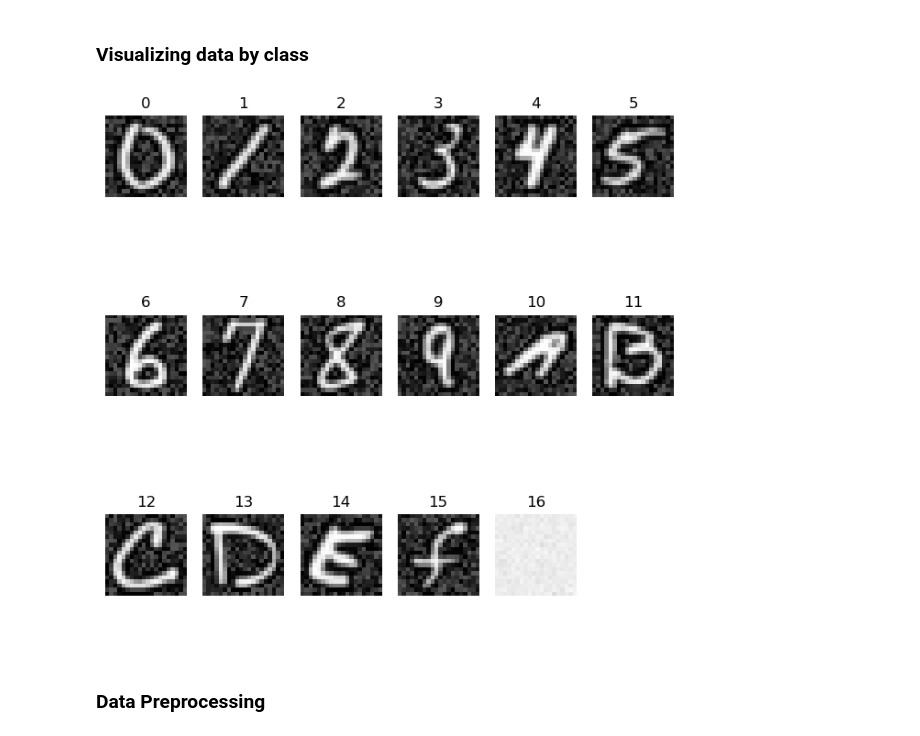
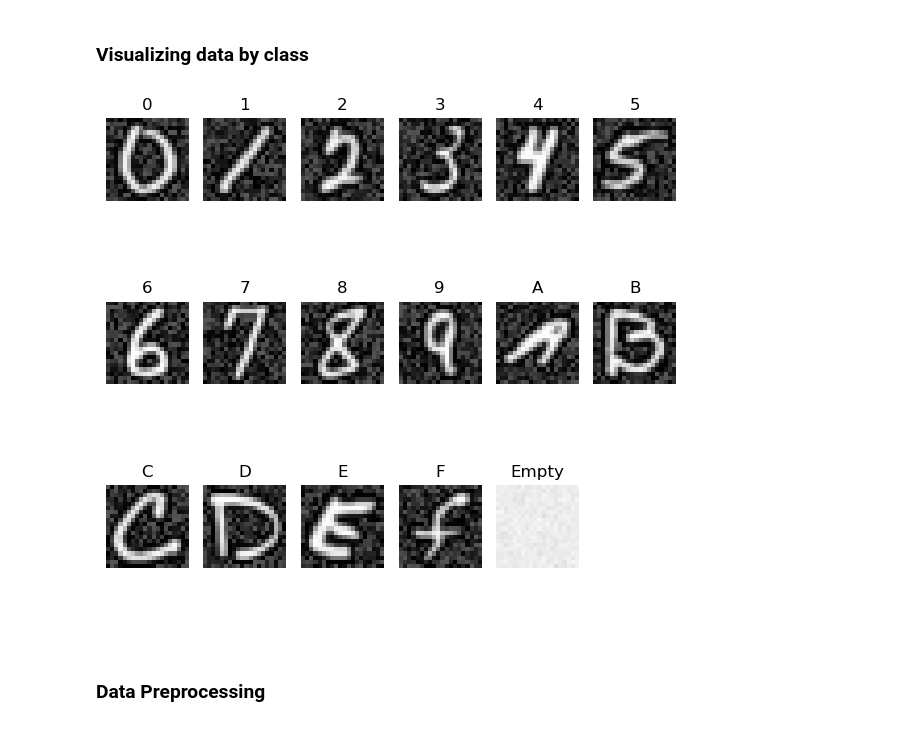
Before and after one commit to Smuch12/Digit-recognizer, a Jupyter notebook: digit_recognizer.ipynb, the cells around one changed output. Saved outputs shown, nothing was run; the diff lists cells and outputs as text; code cells hidden in the pictures.

```diff
--- a/digit_recognizer.ipynb
+++ b/digit_recognizer.ipynb
@@ -23,3 +19,27 @@ X_corrupted = corrupted_data['X']
+# %%
+data = np.load('dataset.npz')
+X = data['X']
+y = data['y']
+
+labels_dict = {
+    0: '0',
+    1: '1',
+    2: '2',
+    3: '3',
+    4: '4',
+    5: '5',
+    6: '6',
+    7: '7',
+    8: '8',
+    9: '9',
+    10: 'A',
+    11: 'B',
+    12: 'C',
+    13: 'D',
+    14: 'E',
+    15: 'F',
+    16: 'empty'
+}
 # %% [markdown]
 ### Splitting the dataset
 # %%
@@ -39,24 +61,23 @@ plt.show()
 # %% [markdown]
 ### Visualizing data by class
 # %%
-fig, axes = plt.subplots(3, 6, figsize=(8, 8))
-
+fig, axes = plt.subplots(3, 6, figsize=(6, 6))
 axes = axes.ravel()
 np.random.seed(42)
 
 for class_label in range(17):
     class_indices = np.where(y_train == class_label)[0]
     random_index = np.random.choice(class_indices)
 
     axes[class_label].imshow(X_train[random_index].reshape(20, 20), vmin=0, vmax=255, cmap='gray')
+    axes[class_label].axis('off')
+    axes[class_label].set_title(labels_dict[class_label])
 
-    axes[class_label].axis('off')
-    axes[class_label].set_title(str(class_label))
-
-axes[-1].axis('off')
+axes[i].axis('off')
+plt.tight_layout()
 plt.show()
 # %% [output]
-[figure, old version]
+[figure, new version]
 # %% [markdown]
 ### Data Preprocessing
 # %%
```
Also changed, not shown: parts of 13 cells of this notebook.
